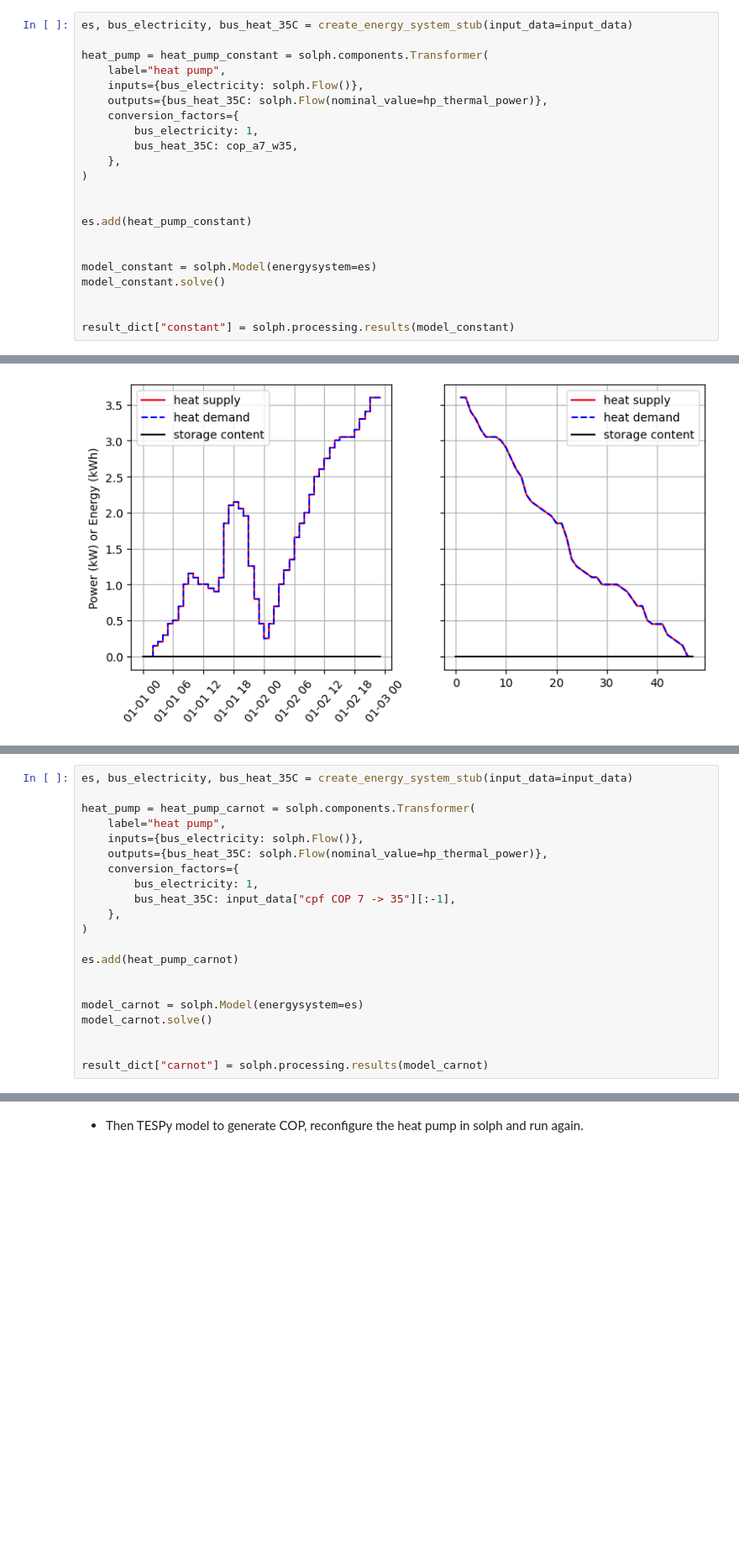
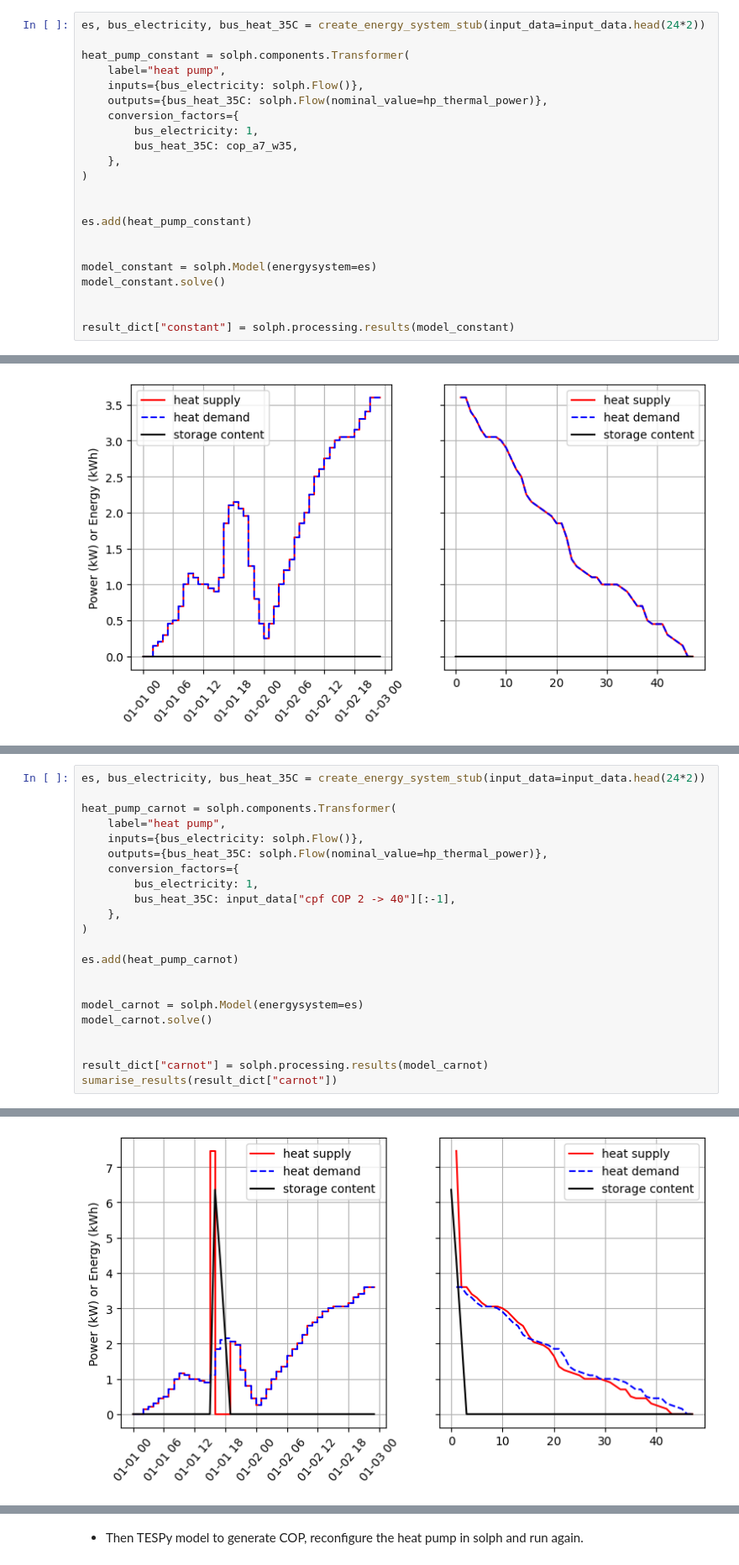
Before and after one commit to oemof/heat-pump-tutorial, a Jupyter notebook: heat-pump-solph.ipynb, the cells around one changed output, grey strips where cells are left out. Shown at 84% size. Drawn from its saved outputs; the diff is of its cells as text; blank space fills up the shorter version.

Commit message:
Clean up workshop pad for solph

```diff
--- a/heat-pump-solph.ipynb
+++ b/heat-pump-solph.ipynb
@@ -53,9 +53,9 @@ Example heat pump: https://www.viessmann.co.uk/en/products/heat-pump/vitocal-150
 hp_thermal_power = 9.1  # kW
 cop_a7_w35 = 4.9
 # %%
-es, bus_electricity, bus_heat_35C = create_energy_system_stub(input_data=input_data)
+es, bus_electricity, bus_heat_35C = create_energy_system_stub(input_data=input_data.head(24*2))
 
-heat_pump = heat_pump_constant = solph.components.Transformer(
+heat_pump_constant = solph.components.Transformer(
     label="heat pump",
     inputs={bus_electricity: solph.Flow()},
     outputs={bus_heat_35C: solph.Flow(nominal_value=hp_thermal_power)},
@@ -142,13 +161,13 @@ plt.show()
 # %%
-es, bus_electricity, bus_heat_35C = create_energy_system_stub(input_data=input_data)
+es, bus_electricity, bus_heat_35C = create_energy_system_stub(input_data=input_data.head(24*2))
 
-heat_pump = heat_pump_carnot = solph.components.Transformer(
+heat_pump_carnot = solph.components.Transformer(
     label="heat pump",
     inputs={bus_electricity: solph.Flow()},
     outputs={bus_heat_35C: solph.Flow(nominal_value=hp_thermal_power)},
     conversion_factors={
         bus_electricity: 1,
-        bus_heat_35C: input_data["cpf COP 7 -> 35"][:-1],
+        bus_heat_35C: input_data["cpf COP 2 -> 40"][:-1],
     },
 )
 
@@ -160,3 +179,5 @@ model_carnot.solve()
 
 
 result_dict["carnot"] = solph.processing.results(model_carnot)
+sumarise_results(result_dict["carnot"])
+# %% [output]
@@ -162,0 +185 @@ result_dict["carnot"] = solph.processing.results(model_carnot)
+[figure, added]
```
Also changed, not shown: parts of 10 cells of this notebook.
